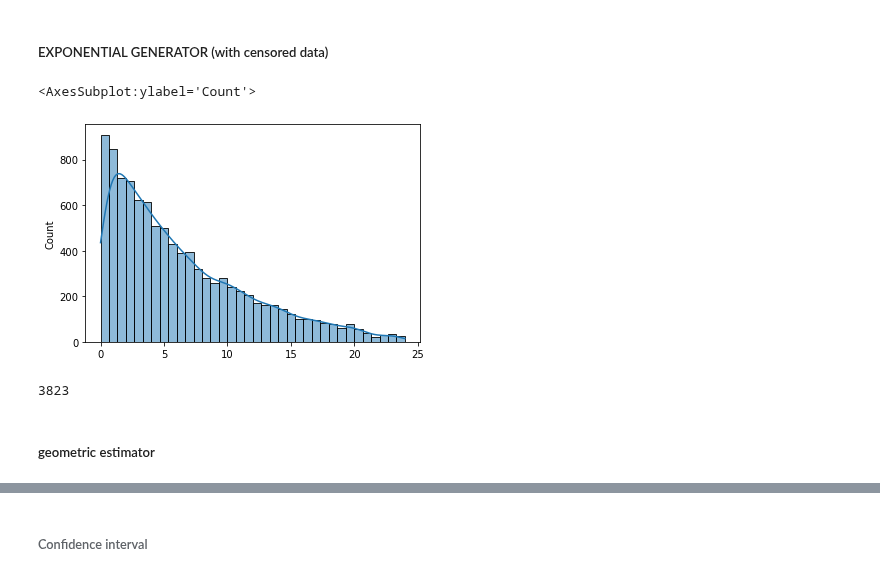
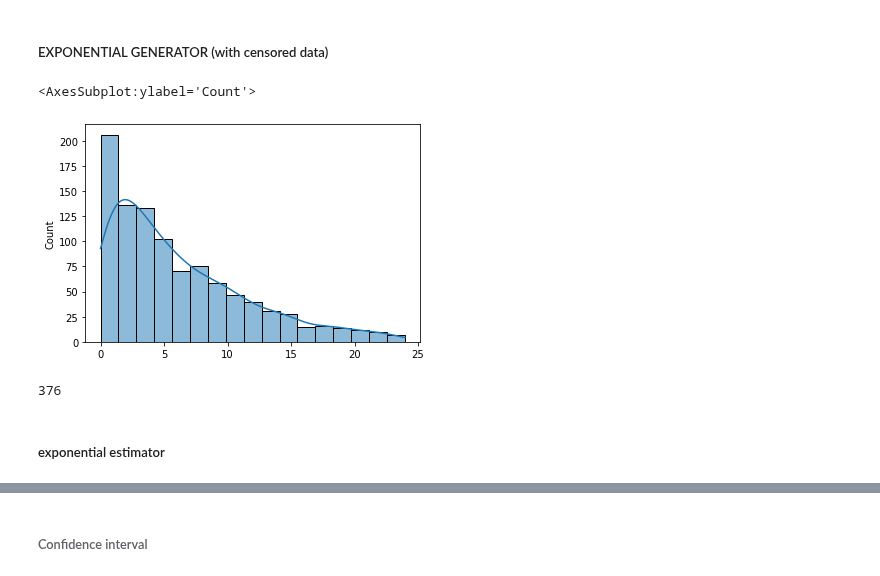
Before and after one commit to louizaaouaouche/Statistical-estimation-of-CLV, a Jupyter notebook: src/notebook.ipynb, the cells around one changed output, grey strips where cells are left out. Saved outputs shown, nothing was run; the diff lists cells and outputs as text; code cells hidden in the pictures.

```diff
--- a/src/notebook.ipynb
+++ b/src/notebook.ipynb
@@ -29,7 +29,7 @@ def generate_exponential_perfect(mean, size):
 # %%
 # testing the generator
 mean = 10
-size= 10000
+size= 1000
 Y = generate_exponential_perfect(mean, size)
 sns.histplot(Y, kde = True)
 # %% [output]
@@ -51,13 +51,16 @@ def geom_clv_estimator(T):
     return np.sum(T)/len(T)
 # %%
 mean = 10
-size= 10000
-n = 100000 # number of generations
+size= 1000
+n = 10000 # number of generations
 
 clv_geom = []
+Y_n = []
 
 for i in range(n):
-    clv_geom.append(geom_clv_estimator(generate_exponential_perfect(mean, size)))
+    Y_i = generate_exponential_perfect(mean, size)
+    Y_n.append(Y_i)
+    clv_geom.append(geom_clv_estimator(Y_i))
 
 clv_geom_avg = np.mean(clv_geom)
 clv_geom_errors = np.array(clv_geom) - mean
@@ -86,17 +127,17 @@ def generate_exponential(mean, size , obs_duration):
     return Y , ancient
 # %%
 mean = 10
-size= 10000
+size= 1000
 DureeObs = 12*2
 Y, ancient = generate_exponential(mean, size, DureeObs)
 sns.histplot(Y, kde = True)
 # %% [output]
 <AxesSubplot:ylabel='Count'>
-[figure, old version]
+[figure, new version]
 # %%
 len(np.where(Y==ancient)[0])
 # %% [output]
-3823
+376
 # %% [markdown]
-##### geometric estimator
+##### exponential estimator
 # %%
```
Also changed, not shown: parts of 15 cells of this notebook.
